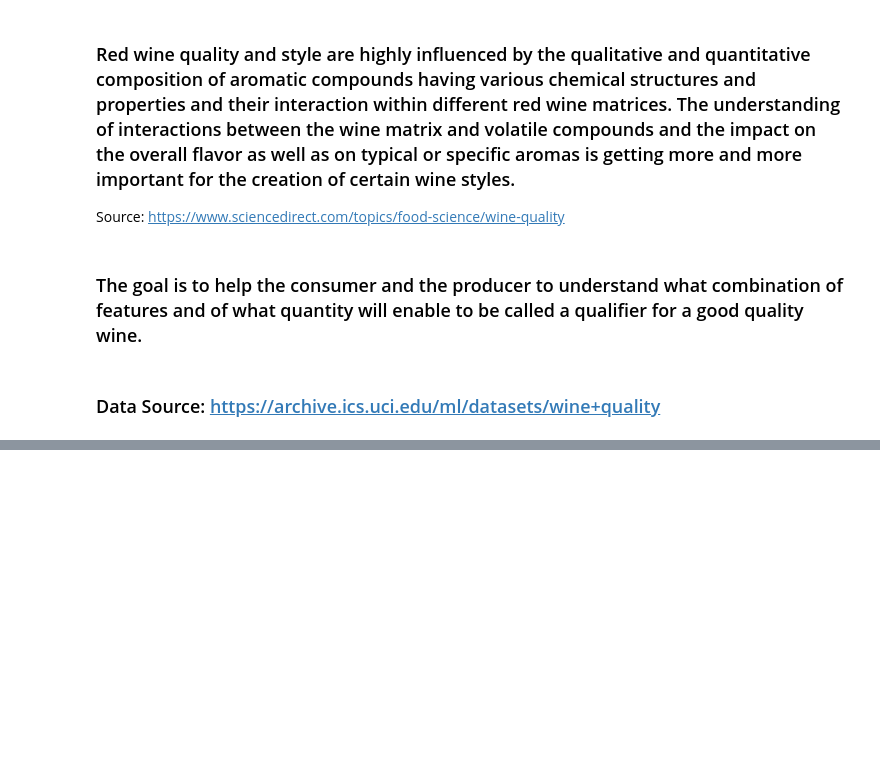
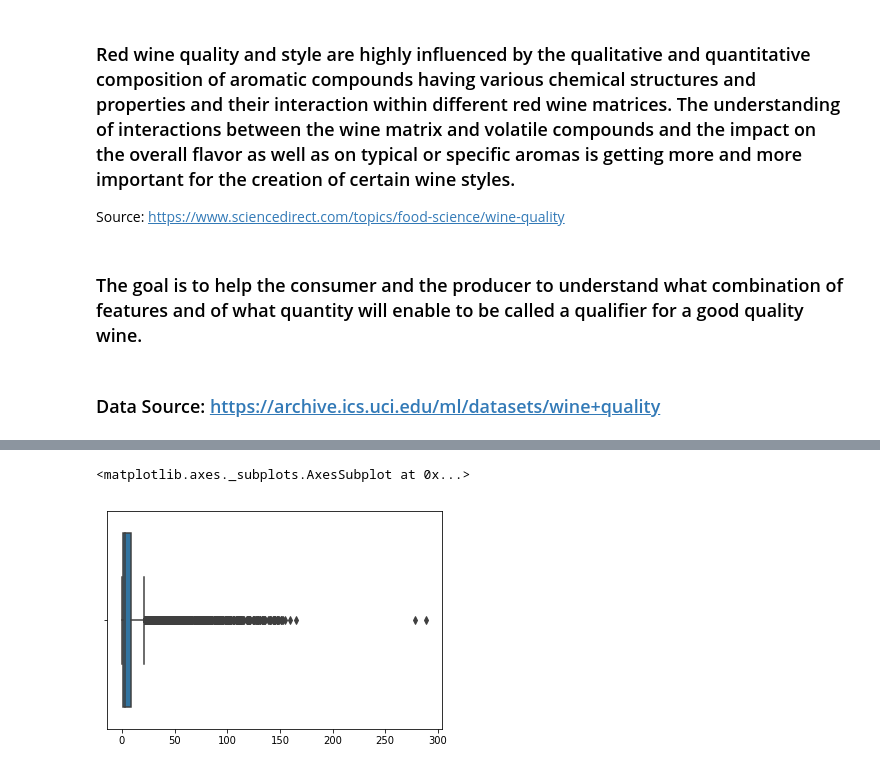
Before and after one commit to gpsingh07331/Metis, a Jupyter notebook: Metis_Project.ipynb, the cells around one changed output, grey strips where cells are left out. Saved outputs shown, nothing was run; the diff lists cells and outputs as text; code cells hidden in the pictures; blank space fills up the shorter version.

```diff
--- a/Metis_Project.ipynb
+++ b/Metis_Project.ipynb
@@ -19,0 +19,3 @@ ModuleNotFoundError: No module named 'pandas_profiling'
+# %%
+# Load the Red Wines dataset
+RWdata = pd.read_csv("C:\PythonLearning\projects\Metis\winequality-red.csv", sep=';')
@@ -19,0 +94,6 @@ ModuleNotFoundError: No module named 'pandas_profiling'
+# %%
+#Check for Outliers
+sns.boxplot(x=RWdata)
+# %% [output]
+<matplotlib.axes._subplots.AxesSubplot at 0x...>
+[figure, added]
```
Also changed, not shown: parts of 15 cells of this notebook.
